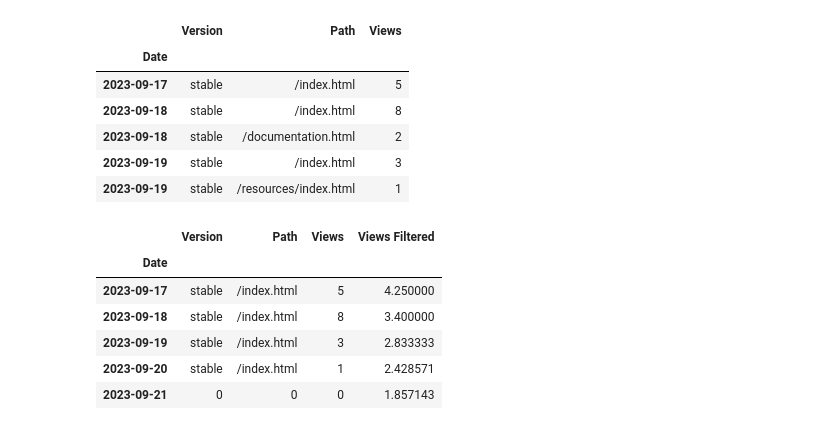
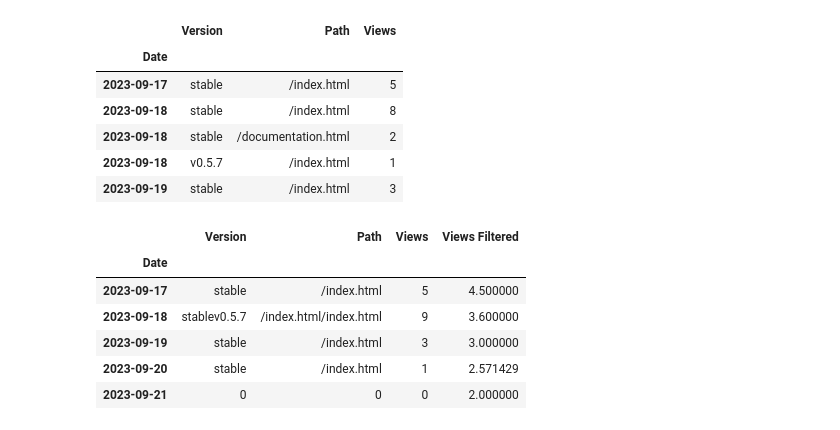
Before and after one commit to openpolicedata/opd-dev, a Jupyter notebook: usage.ipynb, the cells around one changed output. Cells and saved outputs as stored; diff of their text form; code cells hidden in the pictures.

```diff
--- a/usage.ipynb
+++ b/usage.ipynb
@@ -7,29 +7,29 @@ from datetime import datetime
 # %%
 rtd_loc = r"..\data\readthedocs"
 pypi_loc = r"..\data\pypistats"
 
 # Files from https://readthedocs.org/dashboard/openpolicedata/traffic-analytics/
 files = glob.glob(os.path.join(rtd_loc, "readthedocs_traffic_analytics_openpolicedata_*.csv"))
 
 csvs = []
 for f in files:
     csvs.append(pd.read_csv(f).sort_values(by="Date"))
 
 
 df = pd.concat(csvs, ignore_index=True)
 df = df.drop_duplicates(subset=["Date","Version","Path"], keep='last').sort_values(by="Date", ignore_index=True)
 df["Date"] = pd.to_datetime(df["Date"])
 df = df.set_index("Date")
-df = df[df['Version']=='stable']
+df = df[(df['Version']=='stable') | df['Version'].str.startswith('v')]
 df.head()
 # %% [output]
 |  | Version | Path | Views |
 | Date |  |  |  |
 | 2023-09-17 | stable | /index.html | 5 |
 | 2023-09-18 | stable | /index.html | 8 |
 | 2023-09-18 | stable | /documentation.html | 2 |
+| 2023-09-18 | v0.5.7 | /index.html | 1 |
 | 2023-09-19 | stable | /index.html | 3 |
-| 2023-09-19 | stable | /resources/index.html | 1 |
 # %%
 df_index = df[df['Path']=='/index.html'].copy()
 df_index = df_index.resample("1D").sum()
@@ -38,11 +38,11 @@ df_index.head()
 # %% [output]
 |  | Version | Path | Views | Views Filtered |
 | Date |  |  |  |  |
-| 2023-09-17 | stable | /index.html | 5 | 4.250000 |
-| 2023-09-18 | stable | /index.html | 8 | 3.400000 |
-| 2023-09-19 | stable | /index.html | 3 | 2.833333 |
-| 2023-09-20 | stable | /index.html | 1 | 2.428571 |
-| 2023-09-21 | 0 | 0 | 0 | 1.857143 |
+| 2023-09-17 | stable | /index.html | 5 | 4.500000 |
+| 2023-09-18 | stablev0.5.7 | /index.html/index.html | 9 | 3.600000 |
+| 2023-09-19 | stable | /index.html | 3 | 3.000000 |
+| 2023-09-20 | stable | /index.html | 1 | 2.571429 |
+| 2023-09-21 | 0 | 0 | 0 | 2.000000 |
 # %%
 df_index.plot.line(y="Views Filtered")
 # %% [output]
```
Also changed, not shown: parts of 4 cells of this notebook, 8 other files.
